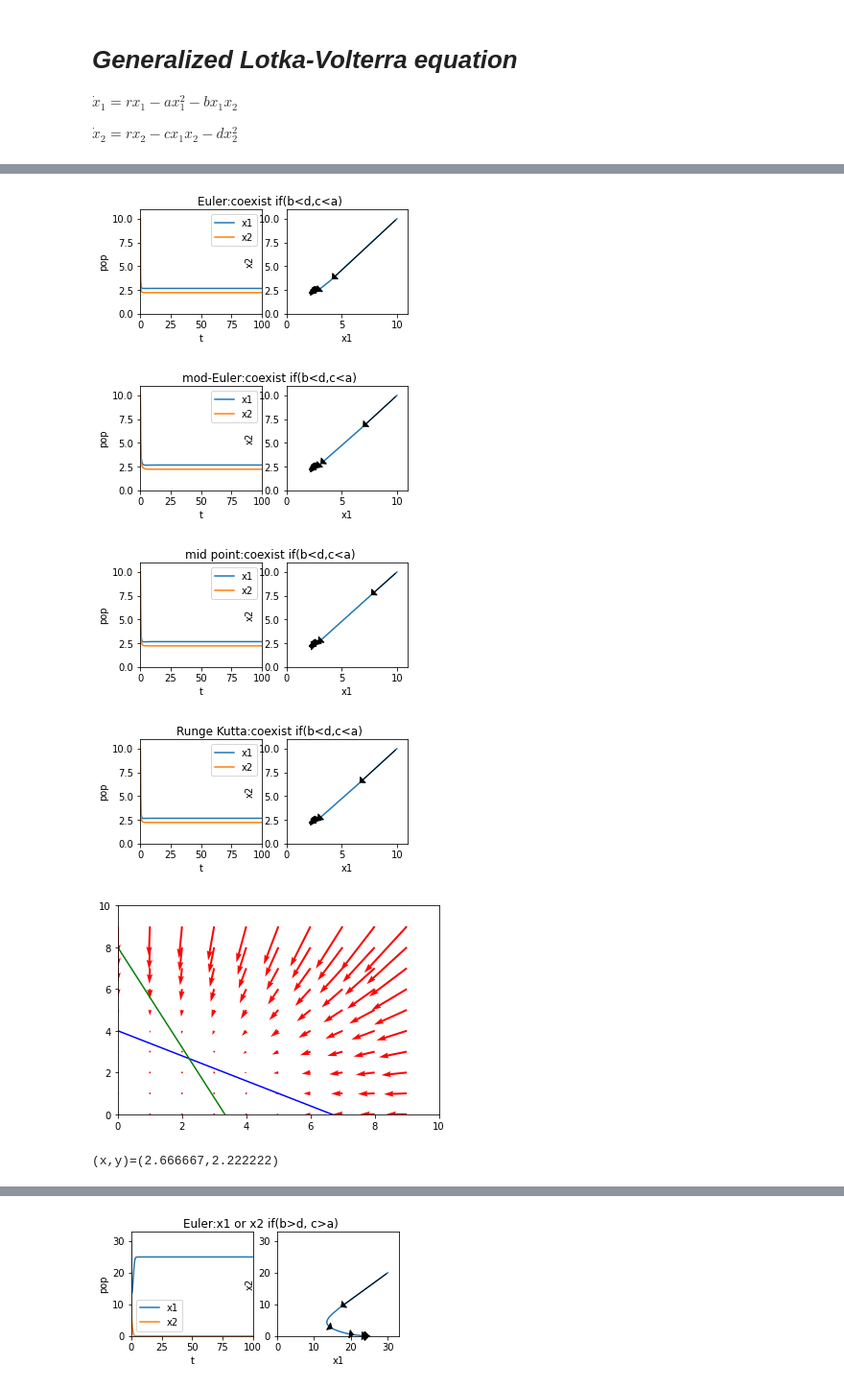
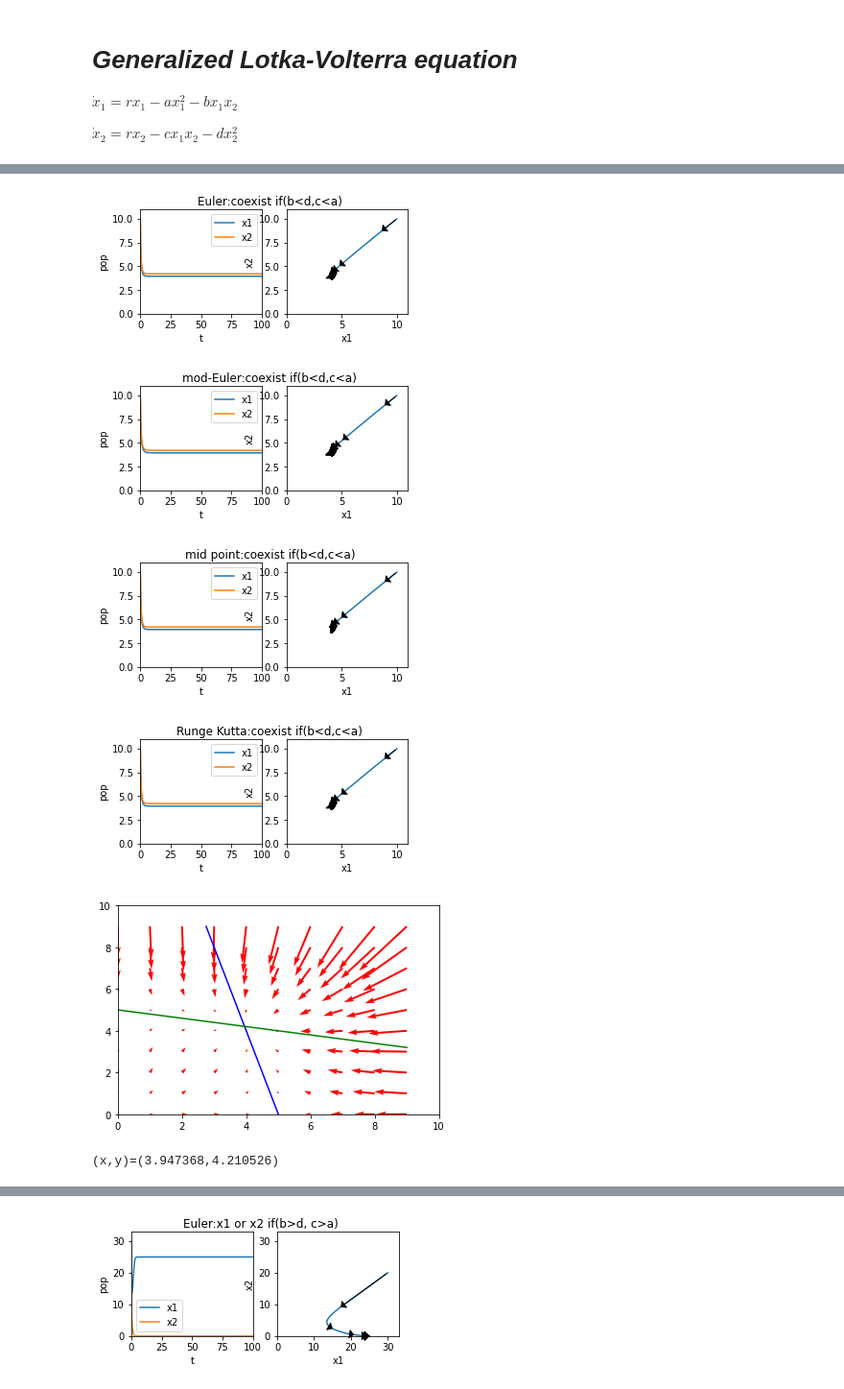
Before and after one commit to aslla77/Eco-evo, a Jupyter notebook: 2022_winter_study/Generalized_Lotka_Volterra_equation.ipynb, the cells around one changed output, grey strips where cells are left out. Shown at 96% size. Cells and saved outputs as stored; diff of their text form; code cells hidden in the pictures.

```diff
--- a/2022_winter_study/Generalized_Lotka_Volterra_equation.ipynb
+++ b/2022_winter_study/Generalized_Lotka_Volterra_equation.ipynb
@@ -104,16 +104,16 @@ def phase(x1=10,x2=10):
     A=np.arange(0,int(max(max(x1),max(x2))),0.1)
     B=np.arange(0,int(max(max(x1),max(x2))),0.1)
   X,Y=np.meshgrid(A,B)
-  C=params['r1']*X -params['a']*(X**2) -params['b']*X*Y
-  D=params['r2']*Y -params['c']*(Y*X) -params['d']*(Y**2)
+  C=[params['r1']*X -params['a']*(X**2) -params['b']*X*Y for X,Y in zip(X.ravel(),Y.ravel())]
+  D=[params['r2']*Y -params['c']*(Y*X) -params['d']*(Y**2) for X,Y in zip(X.ravel(),Y.ravel())]
   plt.quiver(X,Y,C,D ,color='red')
 
   if params['a']!=0 and params['d']!=0:
     x_1=params['r1']/params['a']-params['b']/params['a']*B
     x_2=params['r2']/params['d']-params['c']/params['d']*A
 
-    plt.plot(A,x_1,color='blue')
-    plt.plot(x_2,B,color='green')
+    plt.plot(x_1,B,color='blue')
+    plt.plot(A,x_2,color='green')
 
   # else:
   #   x_1=params['r1']-params['b']*B
@@ -203,46 +203,43 @@ phase(x1,x2)
 # %%
 # coexist b<d,c<a
 params={'x1_0':10,
         'x2_0':10,
         't':100,
-        'r1':2,
-        'r2':2,
-        'a':0.5,
-        'b':0.3,
-        'c':0.25,
-        'd':0.6,
+        'r1':1,
+        'r2':1,
+        'a':0.2,    #
+        'b':0.05,
+        'c':0.04,
+        'd':0.2,    #
         'dt':0.1}
 t_list=np.arange(0,params['t'],params['dt'])
 
 title='coexist if(b<d,c<a)'
 #Euler
 x1,x2=Euler()
 fig(x1,x2,'Euler:'+title)
 
 #mod Euler
 x1,x2=x_mod_Euler()
 fig(x1,x2,'mod-Euler:'+title)
 
 #midpoint
 x1,x2=x_midpoint()
 fig(x1,x2,'mid point:'+title)
 
 #4th
 x1,x2=runge_kutta()
 fig(x1,x2,'Runge Kutta:'+title)
 
-params['x1_0']=1
-params['x2_0']=1
-
 phase(x1,x2)
 print('(x,y)=({0:f},{1:f})'.format(x1[-1],x2[-1]))
 # %% [output]
-[figure, old version]
+[figure, new version]
-[figure, old version]
+[figure, new version]
-[figure, old version]
+[figure, new version]
-[figure, old version]
+[figure, new version]
-[figure, old version]
+[figure, new version]
-(x,y)=(2.666667,2.222222)
+(x,y)=(3.947368,4.210526)
 # %%
 # x1 or x2 b>d, c>a
 params={'x1_0':5,
```
Also changed, not shown: parts of 3 cells of this notebook.
